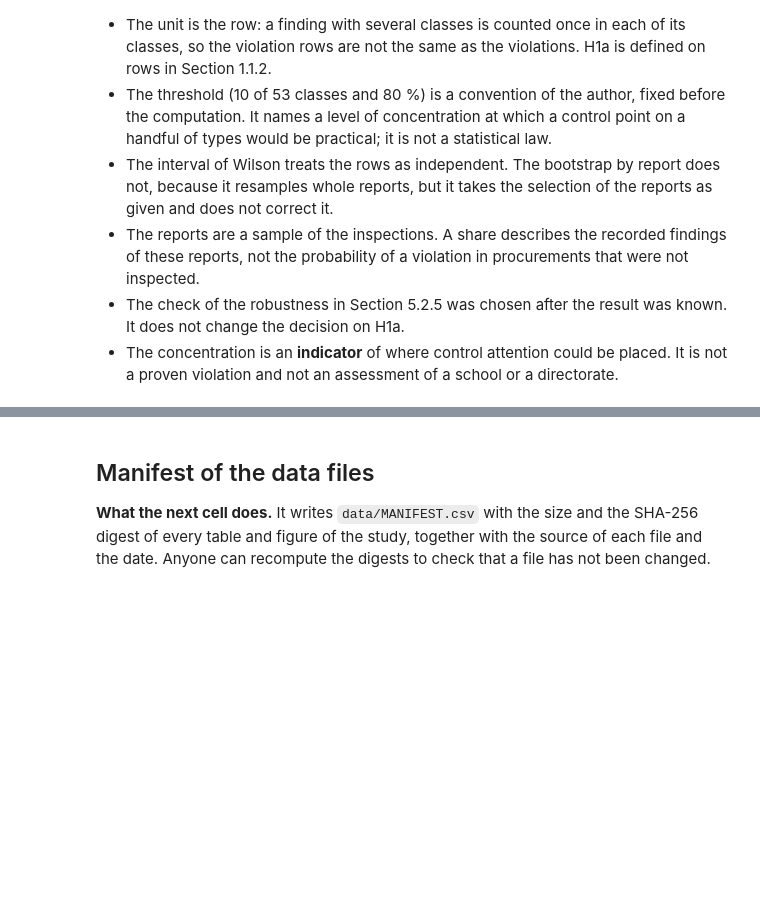
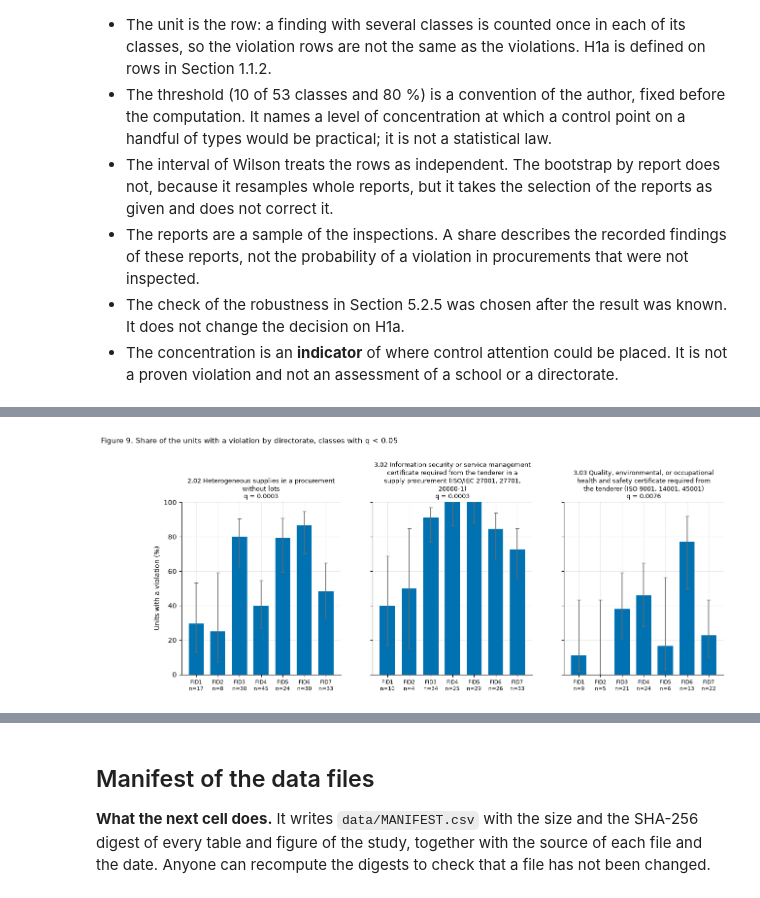
Before and after one commit to beluhov/adfi-violations-classification, a Jupyter notebook: ADFI_Violations_Classification.ipynb, the cells around one changed output, grey strips where cells are left out. Cells and saved outputs as stored; diff of their text form; code cells hidden in the pictures; blank space fills up the shorter version.

```diff
--- a/ADFI_Violations_Classification.ipynb
+++ b/ADFI_Violations_Classification.ipynb
@@ -2189,0 +2378,23 @@ with pd.option_context("display.max_colwidth", None):
+# %%
+h1b_sig = h1b_table[h1b_table["significant"]]
+h1b_fig, h1b_axes = plt.subplots(1, len(h1b_sig), figsize=(4.8 * len(h1b_sig), 4.6), sharey=True)
+h1b_axes = np.atleast_1d(h1b_axes)
+h1b_x = np.arange(len(H1B_DIRECTORATES))
+for h1b_ax, h1b_row in zip(h1b_axes, h1b_sig.to_dict("records")):
+    h1b_k = np.array([h1b_row[f"{h1b_d}_viol"] for h1b_d in H1B_DIRECTORATES])
+    h1b_t = np.array([h1b_row[f"{h1b_d}_total"] for h1b_d in H1B_DIRECTORATES])
+    assert (h1b_t > 0).all()
+    h1b_share = h1b_k / h1b_t
+    h1b_low, h1b_high = wilson_interval(h1b_k, h1b_t)
+    h1b_ax.bar(h1b_x, h1b_share * 100, color=C_BLUE, width=0.7)
+    h1b_ax.errorbar(h1b_x, h1b_share * 100, yerr=[(h1b_share - h1b_low) * 100, (h1b_high - h1b_share) * 100], fmt="none", ecolor=C_GREY, capsize=3, linewidth=1.2)
+    h1b_ax.set_xticks(h1b_x)
+    h1b_ax.set_xticklabels([f"{h1b_d}\nn={h1b_n}" for h1b_d, h1b_n in zip(H1B_DIRECTORATES, h1b_t)], fontsize=8)
+    h1b_ax.set_ylim(0, 100)
+    h1b_ax.set_title(f"{h1b_row['class_index']} {textwrap.fill(h1b_row['class_en'], 44)}\nq = {h1b_row['q_bh']:.4f}", fontsize=9)
+h1b_axes[0].set_ylabel("Units with a violation (%)")
+h1b_fig.suptitle(f"Figure 9. Share of the units with a violation by directorate, classes with q < {H1B_ALPHA}", x=0.01, ha="left", y=1.17, fontsize=11)
+h1b_fig.savefig(FIG_DIR / "F9_directorate_shares.png", bbox_inches="tight")
+plt.show()
+# %% [output]
+[figure, added]
```
Also changed, not shown: parts of 11 cells of this notebook, 3 other files.
